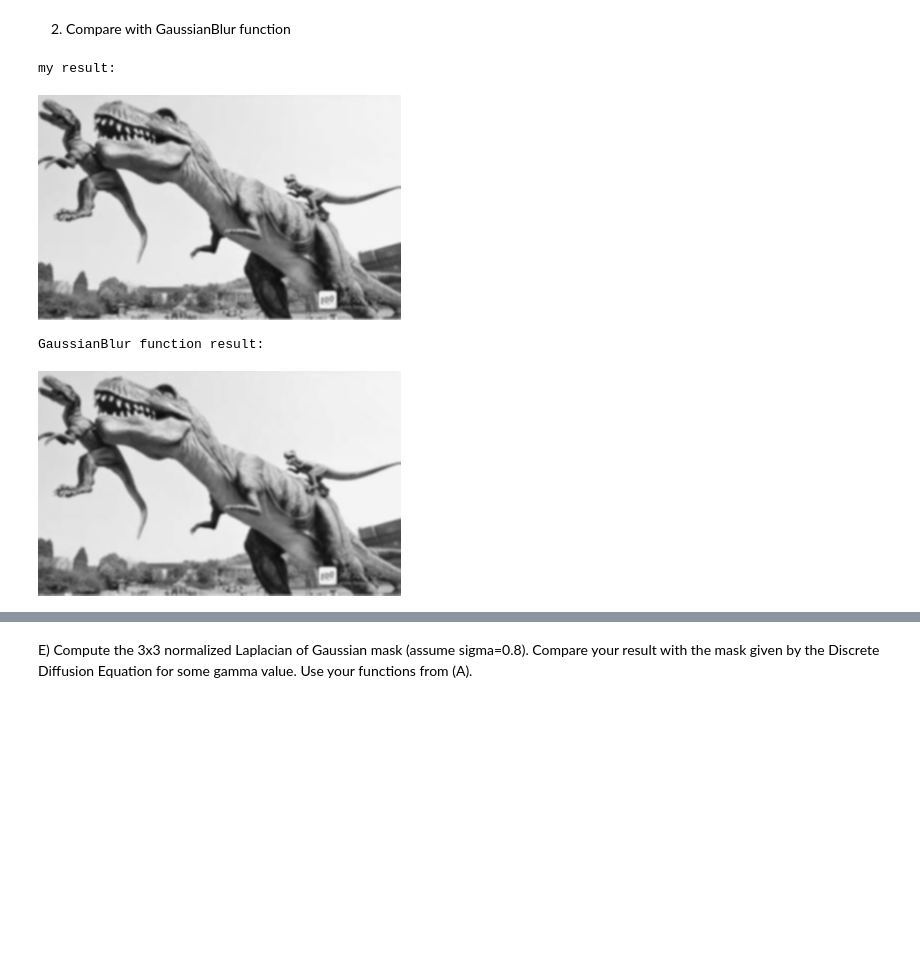
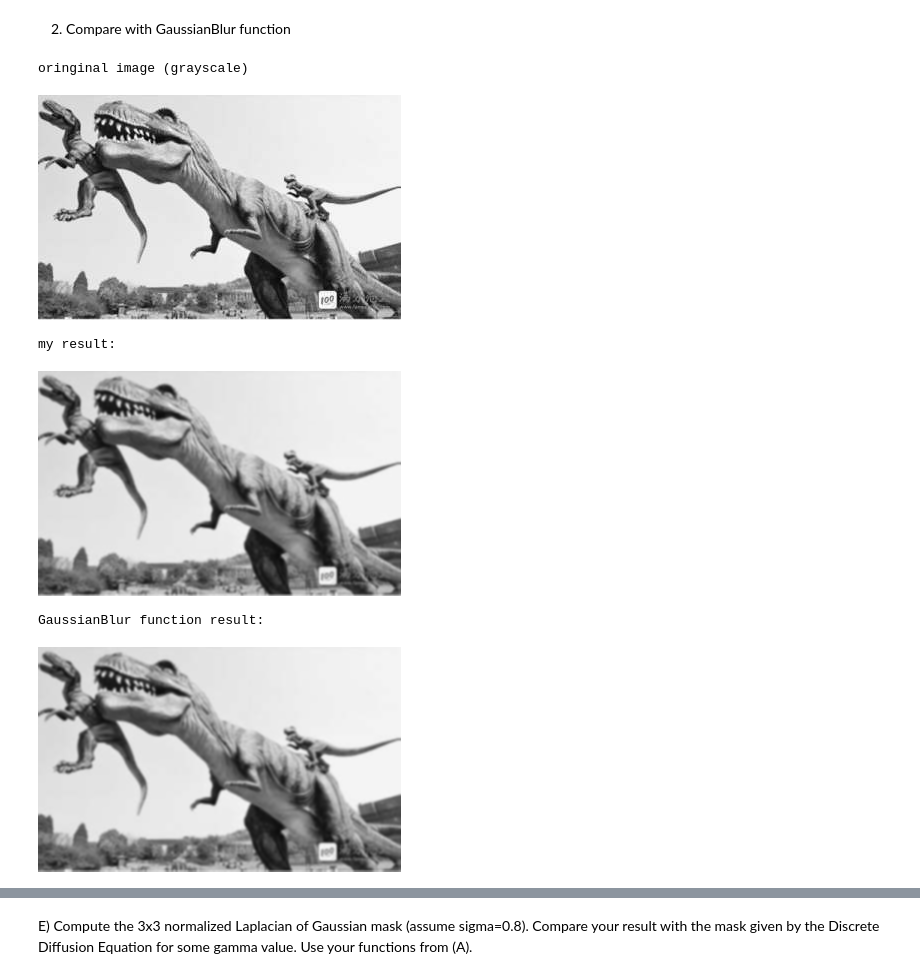
Before and after one commit to RoseSarlake/Computer-Vision, a Jupyter notebook: CV_Assignment1.ipynb, the cells around one changed output, grey strips where cells are left out. Cells and saved outputs as stored; diff of their text form; code cells hidden in the pictures; blank space fills up the shorter version.

```diff
--- a/CV_Assignment1.ipynb
+++ b/CV_Assignment1.ipynb
@@ -298,19 +291,23 @@ def My_convolve2D(image, kernel, padding=0):
 # %%
 imgD = cv2.imread("/content/drive/MyDrive/Colab/CV/images/dinoreal.jpg")
 imgd = cv2.cvtColor(imgD,cv2.COLOR_BGR2GRAY)
+print("oringinal image (grayscale)")
+cv2_imshow(imgd)
 
 orik = My_Gaussian(5,1)
 transk = orik.reshape(orik.shape[0],1)
 k4_g_my = orik*transk
 img4_my = My_convolve2D(imgd,k4_g_my,padding=2)
 print("my result:")
 cv2_imshow(img4_my)
 
-k4_g_py = cv2.GaussianBlur(imgd,(5,5),0)
+img4_py = cv2.GaussianBlur(imgd,(5,5),0)
 print("GaussianBlur function result:")
-cv2_imshow(k4_g_py)
+cv2_imshow(img4_py)
 # %% [output]
-my result:
+oringinal image (grayscale)
-[figure, old version]
+[figure, new version]
-GaussianBlur function result:
+my result:
 [figure]
+GaussianBlur function result:
+[figure, added]
```
Also changed, not shown: parts of 7 cells of this notebook.
